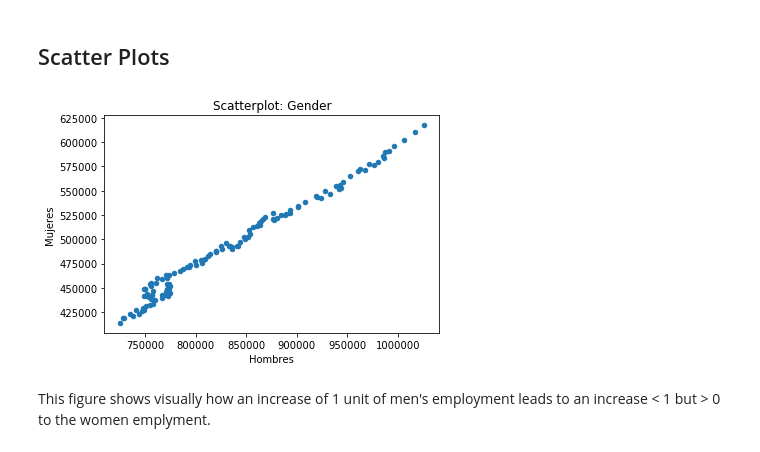
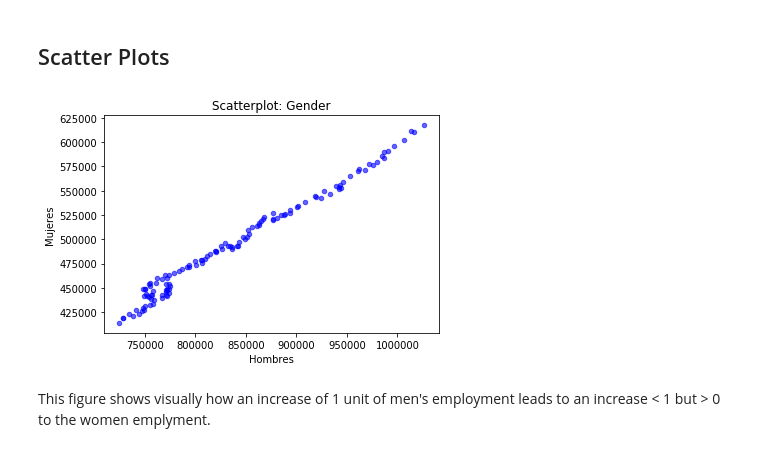
Before and after one commit to RHDZMOTA/iieg-employment-forecast, a Jupyter notebook: data-exploration.ipynb, the cells around one changed output. Cells and saved outputs as stored; diff of their text form; code cells hidden in the pictures.

```diff
--- a/data-exploration.ipynb
+++ b/data-exploration.ipynb
@@ -181,11 +181,11 @@ Similar as the previous analysis, age between 25 to 29 stays top.
 # %% [markdown]
 ## Scatter Plots
 # %%
-df_by_levels(data, "gender").plot.scatter(x="Hombres", y="Mujeres")
+df_by_levels(data, "gender").plot.scatter(x="Hombres", y="Mujeres", color="blue", alpha=0.6)
 plt.title("Scatterplot: Gender")
 plt.show()
 # %% [output]
-[figure, old version]
+[figure, new version]
 # %% [markdown]
 This figure shows visually how an increase of 1 unit of men's employment leads to an increase < 1 but > 0 to the women emplyment.
 # %% [markdown]
```
Also changed, not shown: parts of 12 cells of this notebook, 8 other files.
